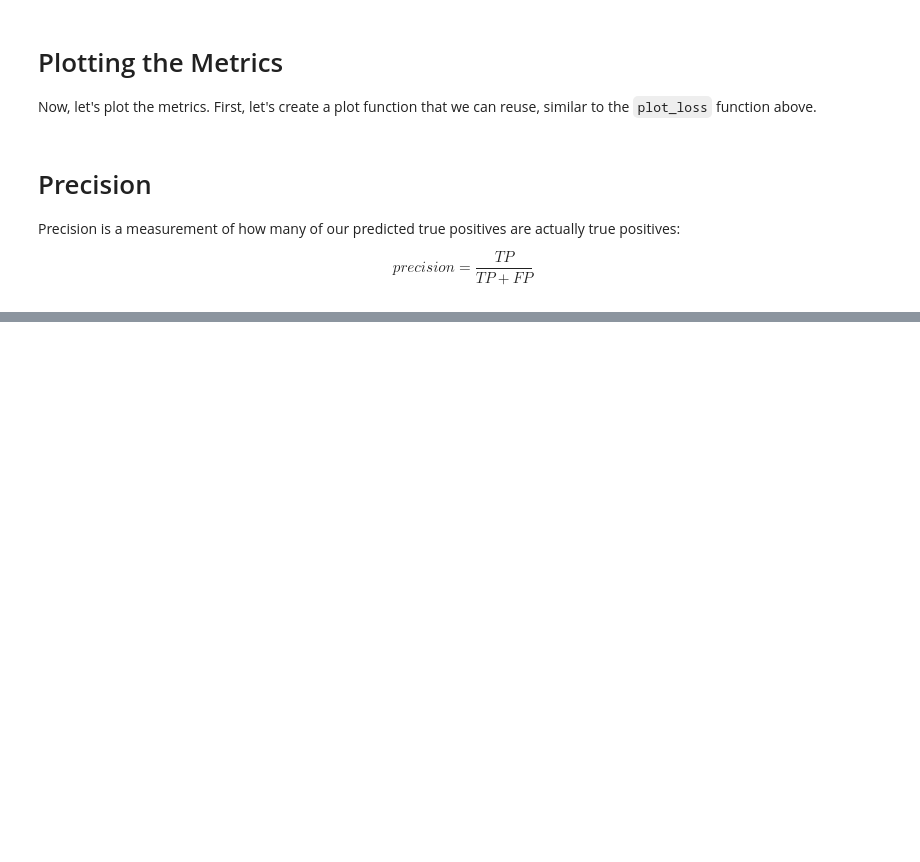
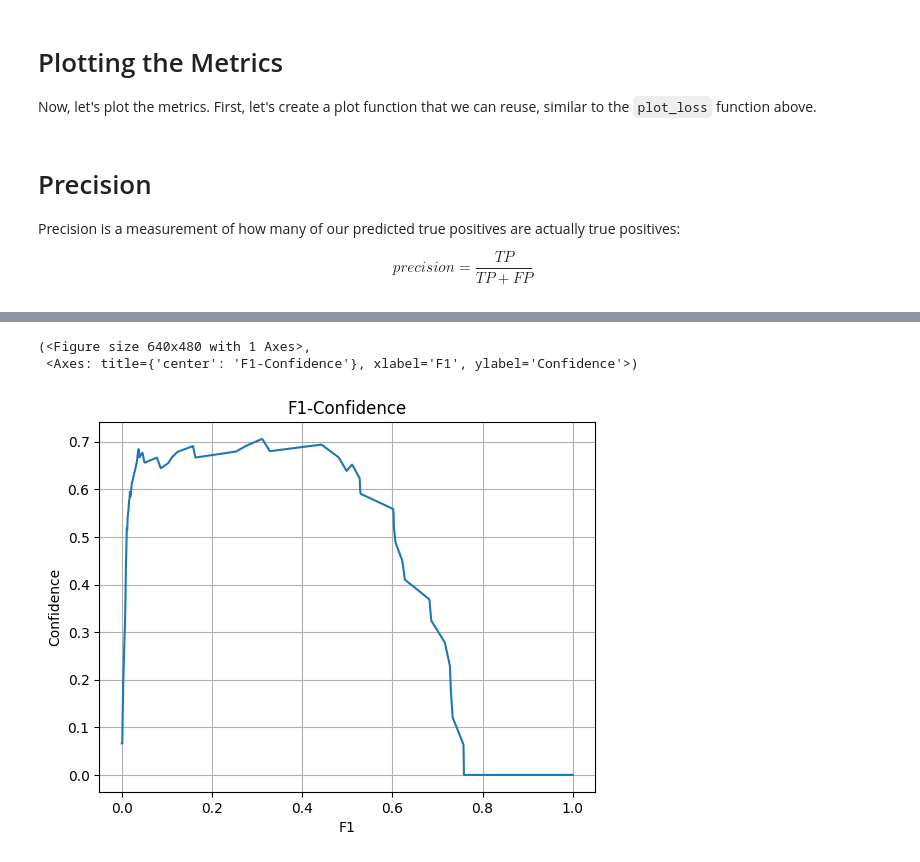
Before and after one commit to aml-2023/final-project, a Jupyter notebook: metrics.ipynb, the cells around one changed output, grey strips where cells are left out. Cells and saved outputs as stored; diff of their text form; code cells hidden in the pictures; blank space fills up the shorter version.

```diff
--- a/metrics.ipynb
+++ b/metrics.ipynb
@@ -205,0 +270,6 @@ plot_metric(metrics.box.p_curve.T, "Confidence", "Precision", "Precision-Confide
+# %%
+plot_metric(np.linspace(0, 1, len(metrics.box.f1_curve.T)), metrics.box.f1_curve.T, "F1", "Confidence", "F1-Confidence")
+# %% [output]
+(<Figure size 640x480 with 1 Axes>,
+ <Axes: title={'center': 'F1-Confidence'}, xlabel='F1', ylabel='Confidence'>)
+[figure, added]
```
Also changed, not shown: parts of 13 cells of this notebook.
